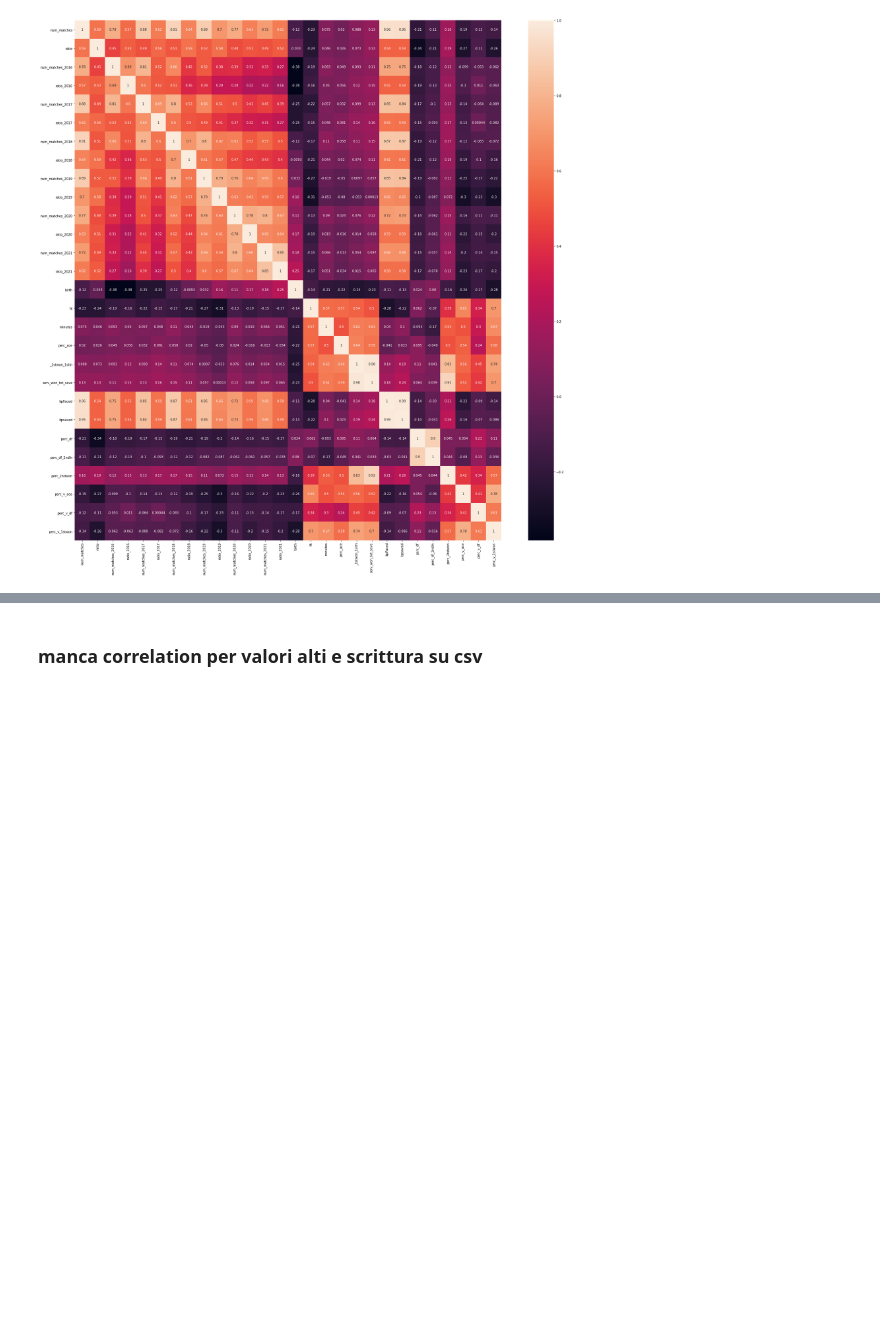
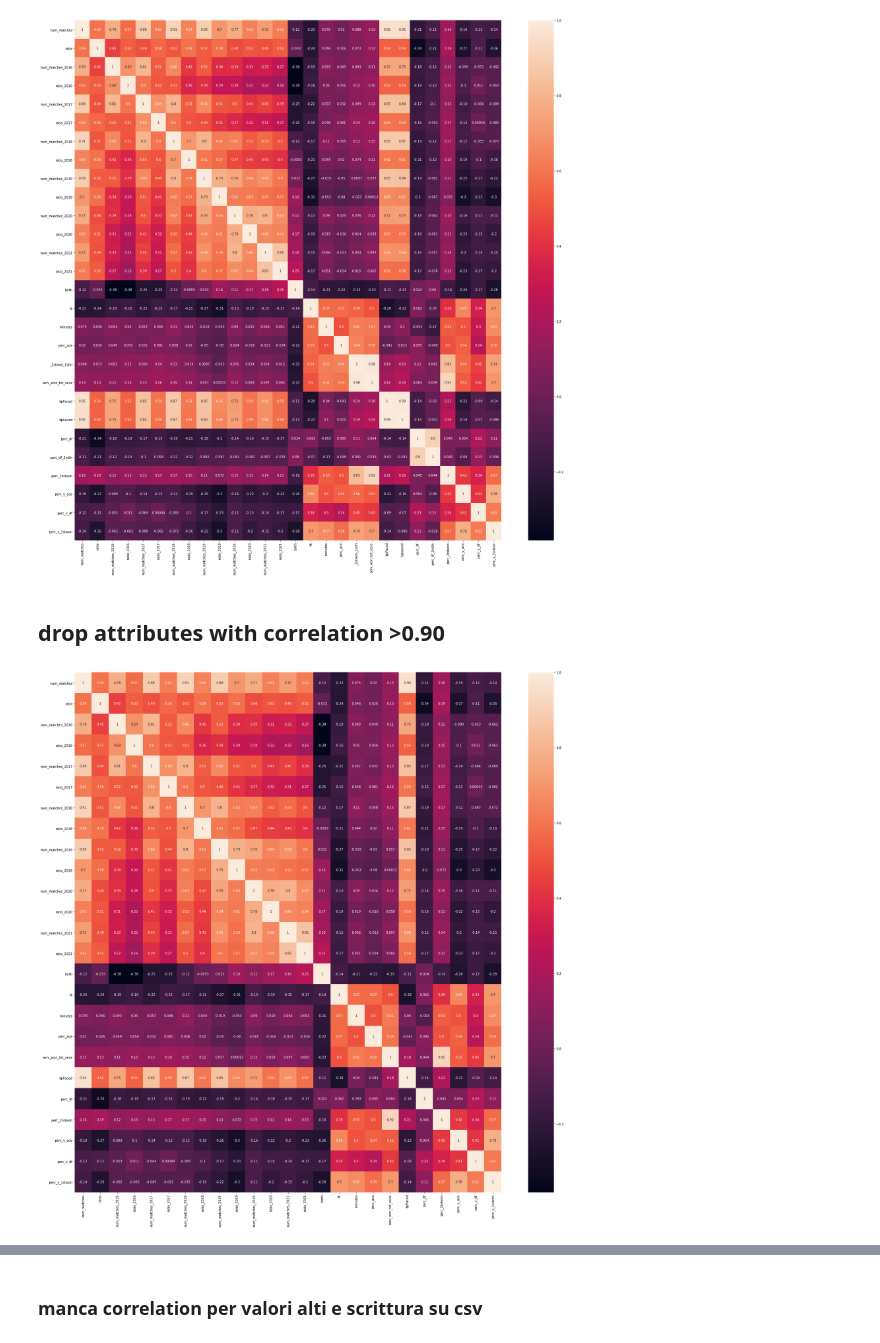
Before and after one commit to OrnelaDanushi/DM-project21, a Jupyter notebook: 4_Data_Preparation.ipynb, the cells around one changed output, grey strips where cells are left out. Saved outputs shown, nothing was run; the diff lists cells and outputs as text; code cells hidden in the pictures; blank space fills up the shorter version.

```diff
--- a/4_Data_Preparation.ipynb
+++ b/4_Data_Preparation.ipynb
@@ -1094,3 +1094,14 @@ sn.heatmap(matrix, annot=True)
 plt.show()
 # %% [output]
 [figure]
+# %% [markdown]
+## drop attributes with correlation >0.90
+# %%
+p.drop(columns=['perc_df_2ndIn', 'bpsaved', '_1stwon_1stIn'], inplace=True)
+# %%
+matrix = p.corr()
+fig, ax = plt.subplots(figsize=(30, 30)) #Sample figsize in inches
+sn.heatmap(matrix, annot=True)
+plt.show()
+# %% [output]
+[figure, added]
```
Also changed, not shown: parts of 4 cells of this notebook.
